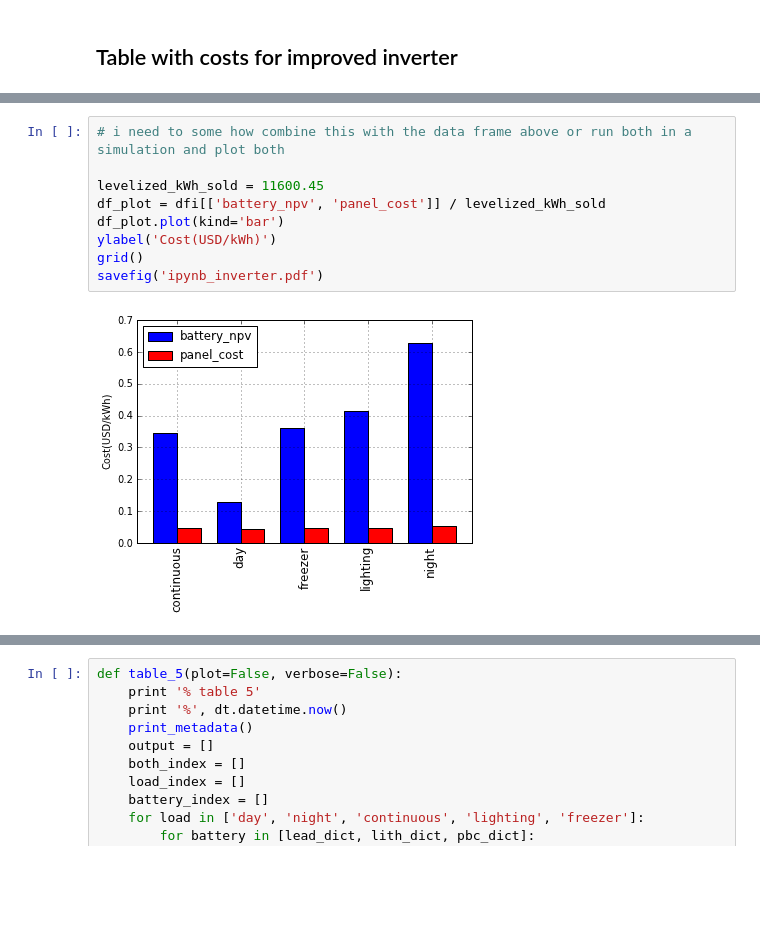
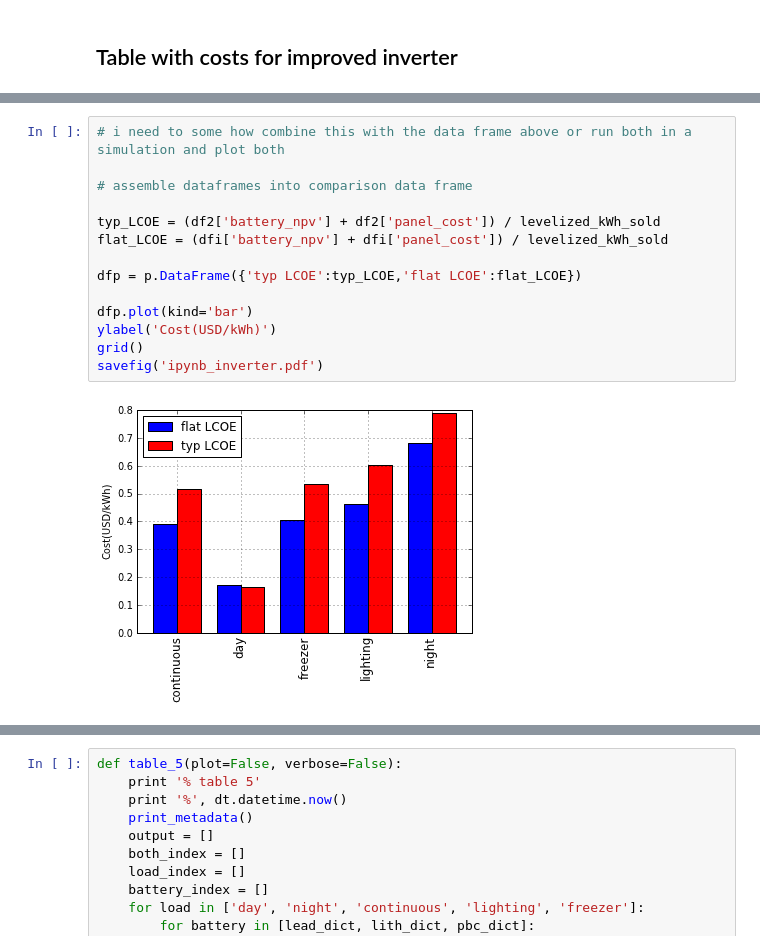
Before and after one commit to SEL-Columbia/load_shaping, a Jupyter notebook: py/tables.ipynb, the cells around one changed output, grey strips where cells are left out. Saved outputs shown, nothing was run; the diff lists cells and outputs as text; blank space fills up the shorter version.

Commit message:
adds inverter and battery figures

```diff
--- a/py/tables.ipynb
+++ b/py/tables.ipynb
@@ -109,11 +109,16 @@ Could I show this stacked?
 # %%
 # i need to some how combine this with the data frame above or run both in a simulation and plot both
 
-levelized_kWh_sold = 11600.45
-df_plot = dfi[['battery_npv', 'panel_cost']] / levelized_kWh_sold
-df_plot.plot(kind='bar')
+# assemble dataframes into comparison data frame
+
+typ_LCOE = (df2['battery_npv'] + df2['panel_cost']) / levelized_kWh_sold
+flat_LCOE = (dfi['battery_npv'] + dfi['panel_cost']) / levelized_kWh_sold
+
+dfp = p.DataFrame({'typ LCOE':typ_LCOE,'flat LCOE':flat_LCOE})
+
+dfp.plot(kind='bar')
 ylabel('Cost(USD/kWh)')
 grid()
 savefig('ipynb_inverter.pdf')
 # %% [output]
-[figure, old version]
+[figure, new version]
```
Also changed, not shown: parts of 7 cells of this notebook.
